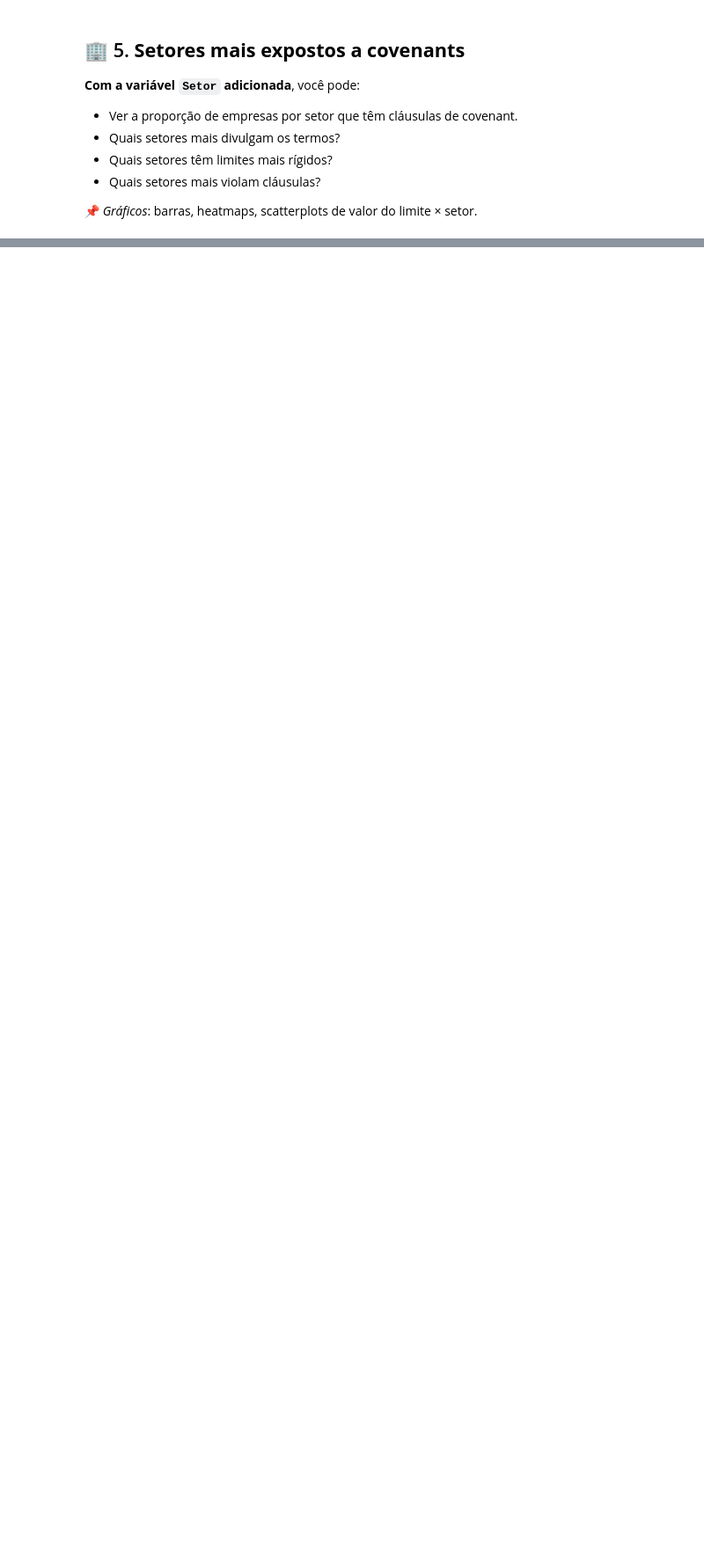
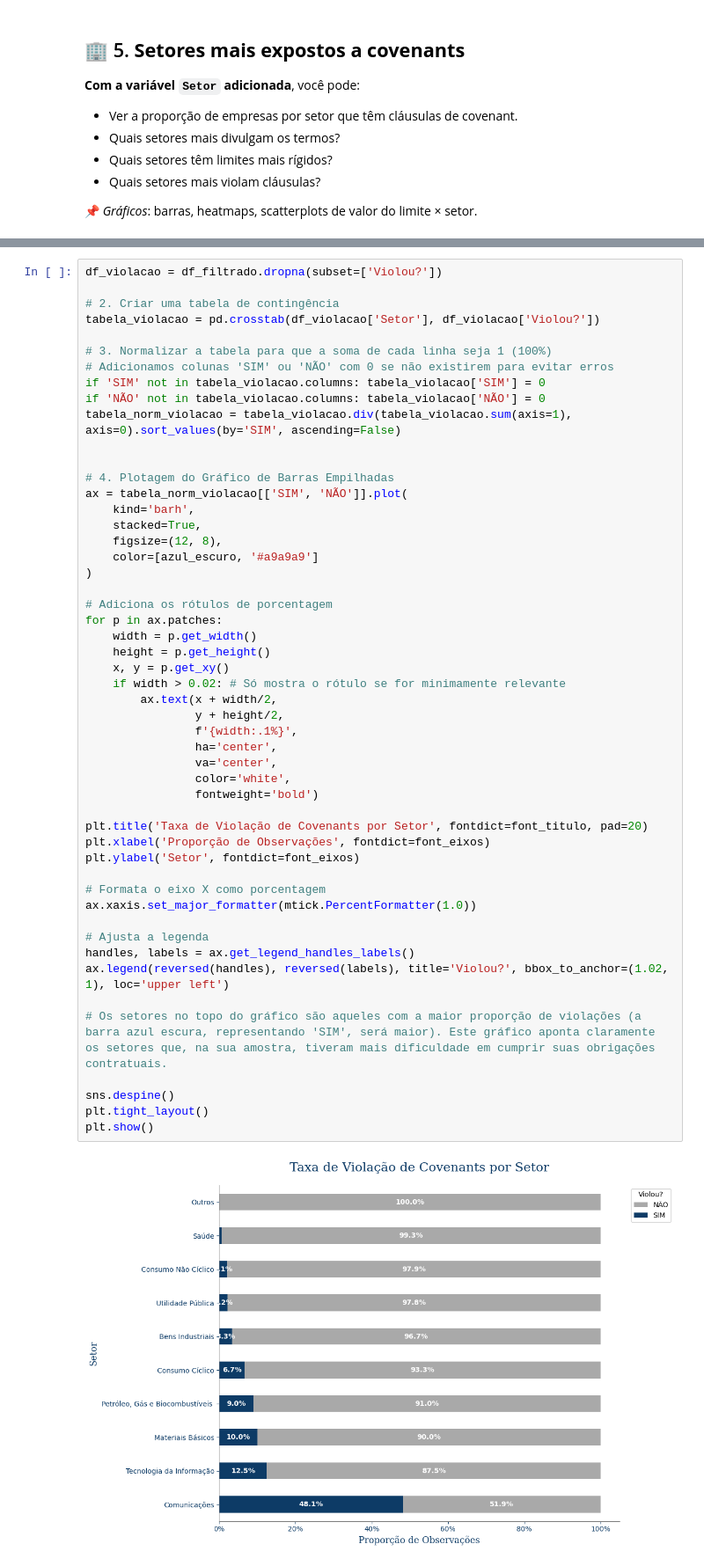
Before and after one commit to meduardajustino/Covenants-Contabeis, a Jupyter notebook: Análise Covenants.ipynb, the cells around one changed output, grey strips where cells are left out. Shown at 88% size. Saved outputs shown, nothing was run; the diff lists cells and outputs as text; blank space fills up the shorter version.

```diff
--- a/Análise Covenants.ipynb
+++ b/Análise Covenants.ipynb
@@ -669,3 +713,56 @@ plt.show()
+# %%
+df_violacao = df_filtrado.dropna(subset=['Violou?'])
+
+# 2. Criar uma tabela de contingência
+tabela_violacao = pd.crosstab(df_violacao['Setor'], df_violacao['Violou?'])
+
+# 3. Normalizar a tabela para que a soma de cada linha seja 1 (100%)
+# Adicionamos colunas 'SIM' ou 'NÃO' com 0 se não existirem para evitar erros
+if 'SIM' not in tabela_violacao.columns: tabela_violacao['SIM'] = 0
+if 'NÃO' not in tabela_violacao.columns: tabela_violacao['NÃO'] = 0
+tabela_norm_violacao = tabela_violacao.div(tabela_violacao.sum(axis=1), axis=0).sort_values(by='SIM', ascending=False)
+
+
+# 4. Plotagem do Gráfico de Barras Empilhadas
+ax = tabela_norm_violacao[['SIM', 'NÃO']].plot(
+    kind='barh',
+    stacked=True,
+    figsize=(12, 8),
+    color=[azul_escuro, '#a9a9a9']
+)
+
+# Adiciona os rótulos de porcentagem
+for p in ax.patches:
+    width = p.get_width()
+    height = p.get_height()
+    x, y = p.get_xy()
+    if width > 0.02: # Só mostra o rótulo se for minimamente relevante
+        ax.text(x + width/2,
+                y + height/2,
+                f'{width:.1%}',
+                ha='center',
+                va='center',
+                color='white',
+                fontweight='bold')
+
+plt.title('Taxa de Violação de Covenants por Setor', fontdict=font_titulo, pad=20)
+plt.xlabel('Proporção de Observações', fontdict=font_eixos)
+plt.ylabel('Setor', fontdict=font_eixos)
+
+# Formata o eixo X como porcentagem
+ax.xaxis.set_major_formatter(mtick.PercentFormatter(1.0))
+
+# Ajusta a legenda
+handles, labels = ax.get_legend_handles_labels()
+ax.legend(reversed(handles), reversed(labels), title='Violou?', bbox_to_anchor=(1.02, 1), loc='upper left')
+
+# Os setores no topo do gráfico são aqueles com a maior proporção de violações (a barra azul escura, representando 'SIM', será maior). Este gráfico aponta claramente os setores que, na sua amostra, tiveram mais dificuldade em cumprir suas obrigações contratuais.
+
+sns.despine()
+plt.tight_layout()
+plt.show()
+# %% [output]
+[figure, added]
 # %% [markdown]
 
 
```
Also changed, not shown: parts of 14 cells of this notebook, 2 other files.
